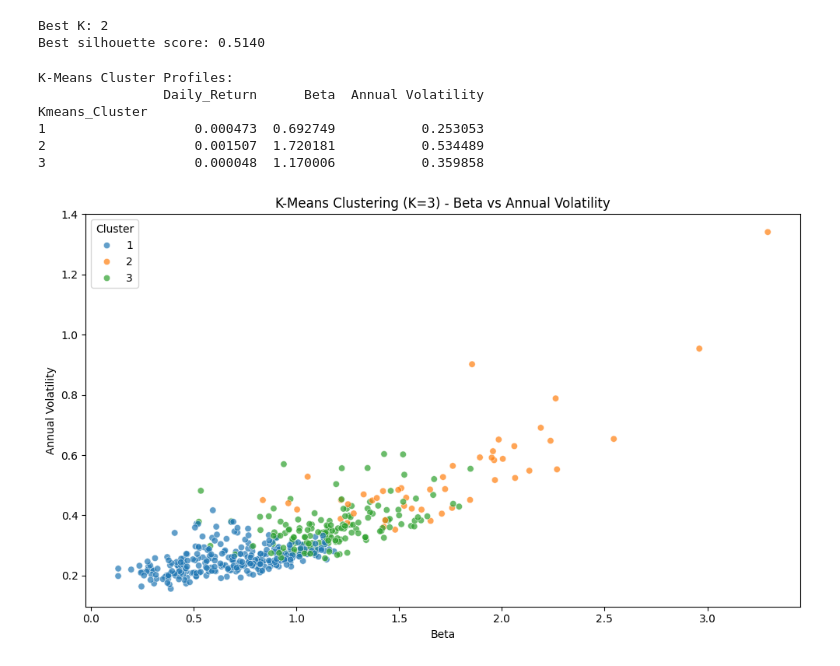
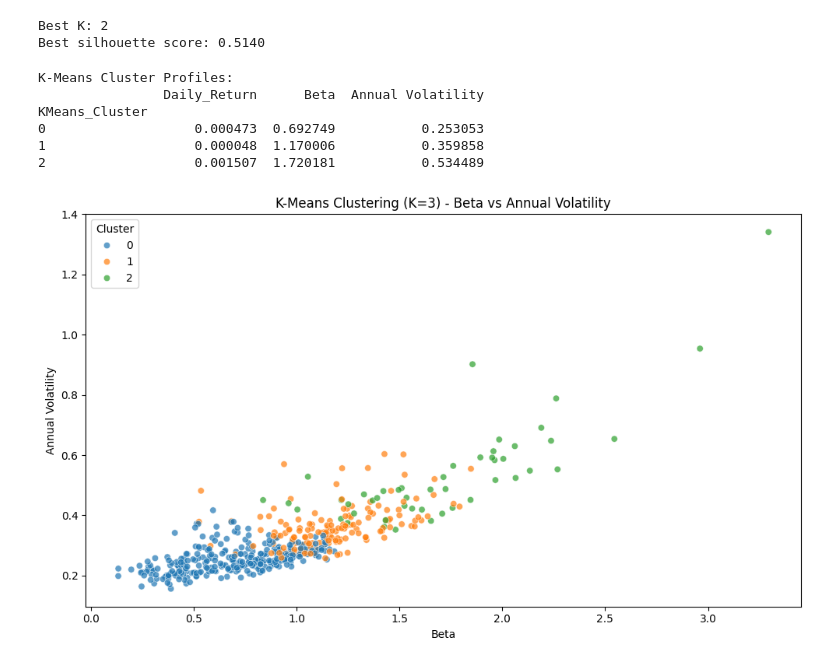
Before and after one commit to ckaidugquem-bit/Data-Warehouse-Assessment-MDK, a Jupyter notebook: DataWarehouse_CW2.ipynb, the cells around one changed output. Saved outputs shown, nothing was run; the diff lists cells and outputs as text; code cells hidden in the pictures.

```diff
--- a/DataWarehouse_CW2.ipynb
+++ b/DataWarehouse_CW2.ipynb
@@ -408,7 +388,17 @@ Two complementary techniques were applied to identify the optimal number of clus
 
 optimal_n = 3
 agglom = AgglomerativeClustering(n_clusters=optimal_n)
+
 metrics_df['Agglom_Cluster'] = agglom.fit_predict(X_scaled)
+
+# Fix cluster labels - 0=low risk, 1=medium risk, 2=high risk
+cluster_means = metrics_df.groupby('Agglom_Cluster')['Beta'].mean().sort_values()
+label_mapping = {old: new for new, old in enumerate(cluster_means.index)}
+metrics_df['Agglom_Cluster'] = metrics_df['Agglom_Cluster'].map(label_mapping)
+
+cluster_means = metrics_df.groupby('Agglom_Cluster')['Beta'].mean().sort_values()
+print(metrics_df.groupby('Agglom_Cluster')[['Daily_Return', 'Beta', 'Annual Volatility']].mean())
+
 
 # visualisation
 
@@ -551,34 +546,35 @@ Best K: 2
 Best silhouette score: 0.5140
 # %%
 # optimal no of kmeans - model
-
 optimal_k = 3
 pipeline = make_pipeline(StandardScaler(), KMeans(n_clusters=optimal_k, random_state=42, n_init=10))
 pipeline.fit(X_kmeans)
+metrics_df['KMeans_Cluster'] = pipeline.named_steps['kmeans'].labels_
 
-metrics_df['Kmeans_Cluster'] = pipeline.named_steps['kmeans'].labels_ + 1
+# Fix cluster labels - 0=low risk, 1=medium risk, 2=high risk
+cluster_means = metrics_df.groupby('KMeans_Cluster')['Beta'].mean().sort_values()
+label_mapping = {old: new for new, old in enumerate(cluster_means.index)}
+metrics_df['KMeans_Cluster'] = metrics_df['KMeans_Cluster'].map(label_mapping)
 
 # profiles
-
 print("K-Means Cluster Profiles:")
-print(metrics_df.groupby('Kmeans_Cluster')[['Daily_Return', 'Beta', 'Annual Volatility']].mean())
+print(metrics_df.groupby('KMeans_Cluster')[['Daily_Return', 'Beta', 'Annual Volatility']].mean())
 
 # visualisation
-
 plt.figure(figsize=(10, 6))
 sns.scatterplot(data=metrics_df, x='Beta', y='Annual Volatility',
-                hue='Kmeans_Cluster', palette='tab10', alpha=0.7)
+                hue='KMeans_Cluster', palette='tab10', alpha=0.7)
 plt.title(f'K-Means Clustering (K={optimal_k}) - Beta vs Annual Volatility')
 plt.xlabel('Beta')
 plt.ylabel('Annual Volatility')
 plt.legend(title='Cluster')
 plt.tight_layout()
 plt.show()
 # %% [output]
 K-Means Cluster Profiles:
                 Daily_Return      Beta  Annual Volatility
-Kmeans_Cluster
-1                   0.000473  0.692749           0.253053
+KMeans_Cluster
+0                   0.000473  0.692749           0.253053
+1                   0.000048  1.170006           0.359858
 2                   0.001507  1.720181           0.534489
-3                   0.000048  1.170006           0.359858
-[figure, old version]
+[figure, new version]
```
Also changed, not shown: parts of 14 cells of this notebook.
